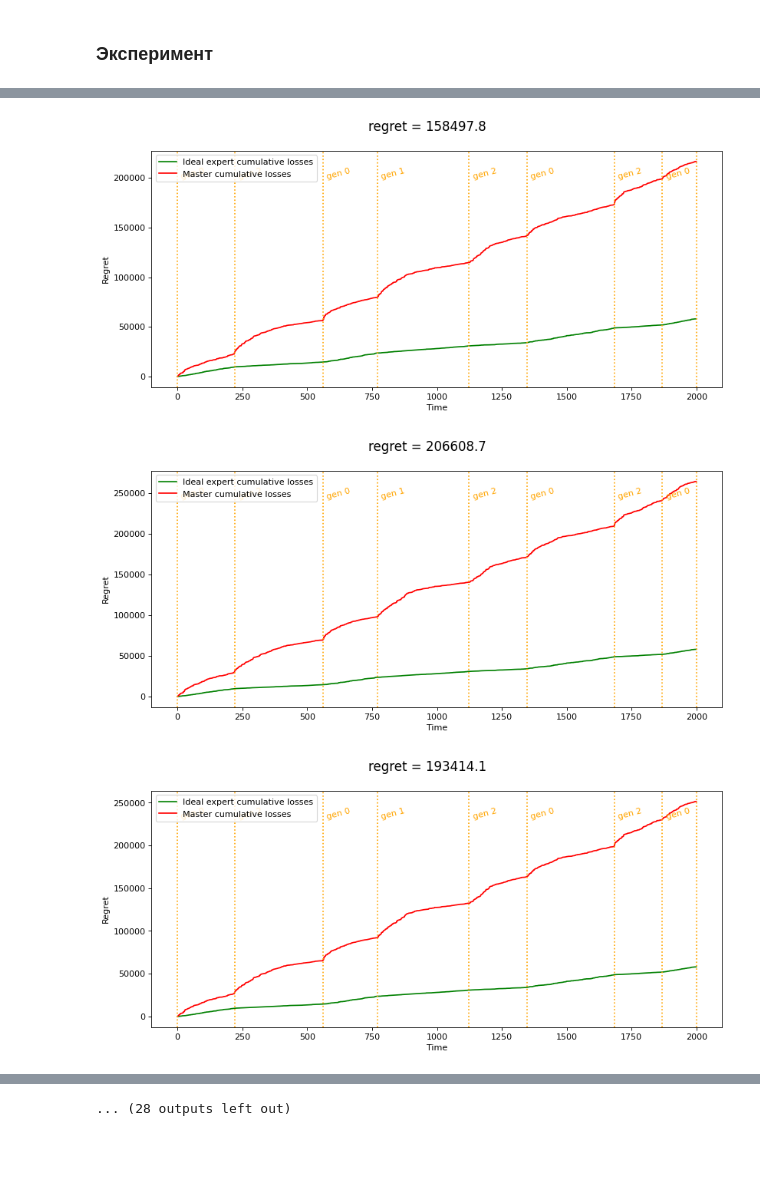
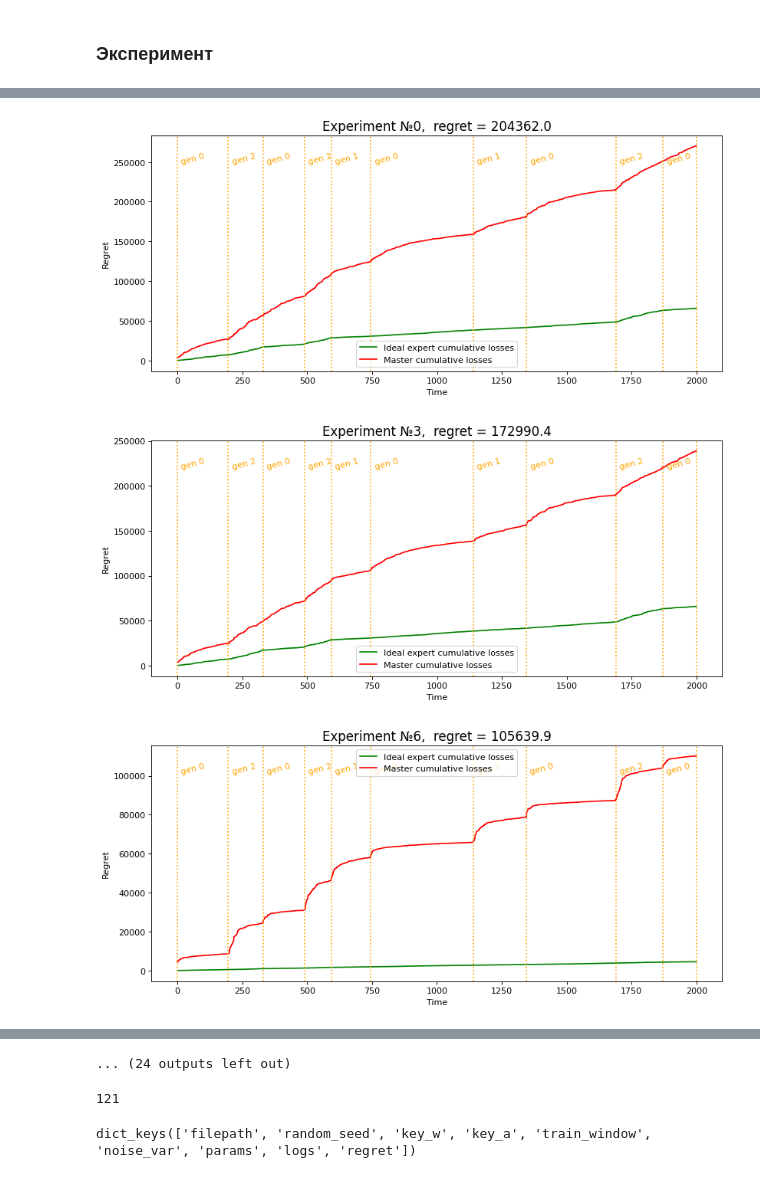
Before and after one commit to intsystems/2024-Project-125, a Jupyter notebook: code/notebooks/experiment_2.ipynb, the cells around one changed output, grey strips where cells are left out. Drawn from its saved outputs; the diff is of its cells as text; code cells hidden in the pictures; blank space fills up the shorter version.

Commit message:
Paper adjustments + more experiments

```diff
--- a/code/notebooks/experiment_2.ipynb
+++ b/code/notebooks/experiment_2.ipynb
@@ -22,12 +26,27 @@ filepath = '../results/df_experiment_2.csv'
 # %%
-# length = 2000
-# lower_bound, upper_bound = 100, 400
+filepath = '../results/experiment_2-4.json'
 
-windows = [5, 10, 20, 50, 100]
-interesting_w = ["default", "simple_101", "slow", "const"]
-interesting_a = []
+seeds = 5 * np.arange(2, 5) + 111
+
+params = Params(series_type = "default",
+                from_start = False,
+                a = -40,
+                b = 40,
+                dim = 10,
+                low = -10,
+                high = 10,
+                clip = (-40, 40),
+                workers_num = 3,
+                length = 2000,
+                lower_bound = 100,
+                upper_bound = 400,
+                alternating=True)
+
+different_noises = [1]
+different_windows = [5, 10, 20, 50, 100, 200]
+different_wf = ["shift_10", "shift_100", "shift_1000"]
+different_af = []
 
 
-experiments, df = run_experiments(windows, interesting_w, interesting_a, filepath)
-# df = pd.read_csv(filepath, index_col=0, sep='\t')
-### !legacy experiments = load_experiments('../results/experiment_1.json')
+# experiments, df = run_experiments(filepath, seeds, params, different_noises, different_windows, different_wf, different_af)
+experiments, df = load_experiments(filepath)
@@ -56,0 +156,4 @@ df_a
+# %%
+num = 36
+experiment = experiments[num]
+draw_regrets(experiment.logs, show=["master", "ideal"], title=f"Experiment №{num},  regret = {experiment.regret:.1f}", fig_size=(12, 5))
@@ -57,8 +162,8 @@ df_a
 # %%
-for experiment in experiments:
-    draw_all(experiment.logs, show=["master", "ideal"], show_experts=[], show_axes=["regret"], height_ratios=[1],
-              suptitle=f"regret = {experiment.regret:.1f}", fig_size=(12, 5))
+enumerated = [(num, experiment) for num, experiment in enumerate(experiments)]
+for num, experiment in enumerated[::3]:
+    draw_regrets(experiment.logs, show=["master", "ideal"], title=f"Experiment №{num},  regret = {experiment.regret:.1f}", fig_size=(12, 5))
 # %% [output]
-[figure, old version]
+[figure, new version]
-[figure, old version]
+[figure, new version]
-[figure, old version]
+[figure, new version]
@@ -74 +179,10 @@ for experiment in experiments:
-... (28 outputs left out)
+... (24 outputs left out)
+# %%
+ex = experiments[7]
+ex.random_seed
+# %% [output]
+121
+# %%
+ex.to_dict().keys()
+# %% [output]
+dict_keys(['filepath', 'random_seed', 'key_w', 'key_a', 'train_window', 'noise_var', 'params', 'logs', 'regret'])
```
Also changed, not shown: parts of 16 cells of this notebook, 27 other files.
